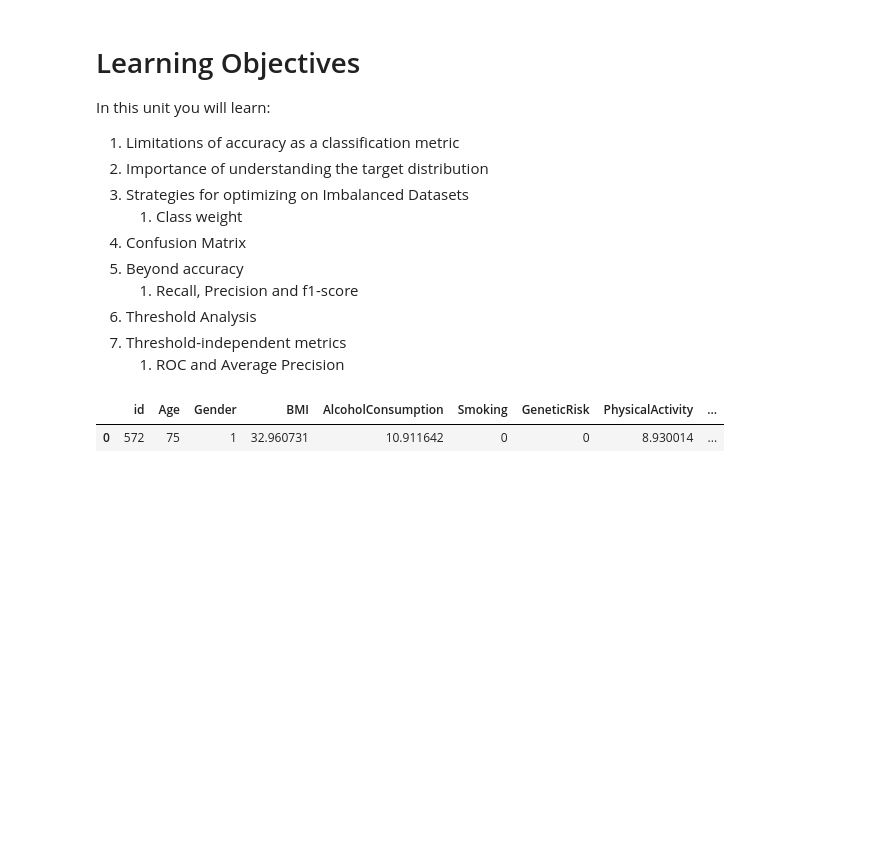
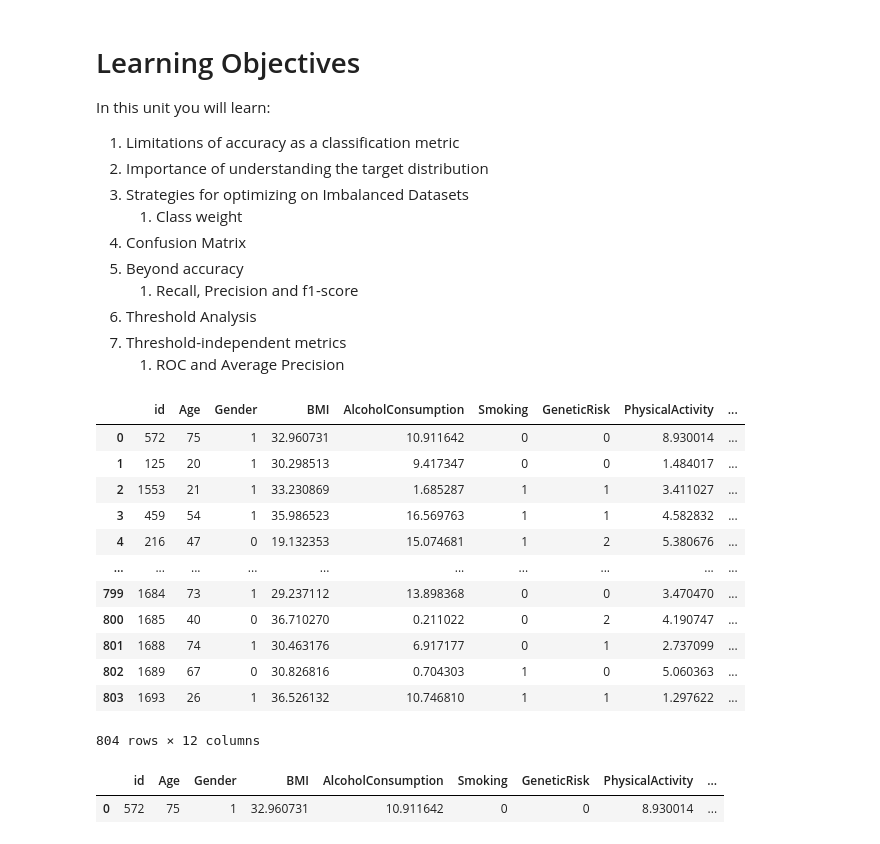
Before and after one commit to Hospital-Da-Luz-Learning-Health/MLCatolica25, a Jupyter notebook: Aula 8 - Metrics & Model Optimization/Metrics & Unblanced Data - Learning Notebook.ipynb, the cells around one changed output. Drawn from its saved outputs; the diff is of its cells as text; code cells hidden in the pictures; blank space fills up the shorter version.

```diff
--- a/Aula 8 - Metrics & Model Optimization/Metrics & Unblanced Data - Learning Notebook.ipynb
+++ b/Aula 8 - Metrics & Model Optimization/Metrics & Unblanced Data - Learning Notebook.ipynb
@@ -29,3 +27,22 @@ df = pd.read_csv(os.path.join('data','Liver_disease.csv'))
+# %%
+data_url = 'https://raw.githubusercontent.com/Hospital-Da-Luz-Learning-Health/MLCatolica24/main/Aula%208%20-%20Metrics%20%26%20Model%20Optimization/data/liver_disease.csv'
+df = pd.read_csv(data_url)
+# %%
+df
+# %% [output]
+|  | id | Age | Gender | BMI | AlcoholConsumption | Smoking | GeneticRisk | PhysicalActivity | ... |
+| 0 | 572 | 75 | 1 | 32.960731 | 10.911642 | 0 | 0 | 8.930014 | ... |
+| 1 | 125 | 20 | 1 | 30.298513 | 9.417347 | 0 | 0 | 1.484017 | ... |
+| 2 | 1553 | 21 | 1 | 33.230869 | 1.685287 | 1 | 1 | 3.411027 | ... |
+| 3 | 459 | 54 | 1 | 35.986523 | 16.569763 | 1 | 1 | 4.582832 | ... |
+| 4 | 216 | 47 | 0 | 19.132353 | 15.074681 | 1 | 2 | 5.380676 | ... |
+| ... | ... | ... | ... | ... | ... | ... | ... | ... | ... |
+| 799 | 1684 | 73 | 1 | 29.237112 | 13.898368 | 0 | 0 | 3.470470 | ... |
+| 800 | 1685 | 40 | 0 | 36.710270 | 0.211022 | 0 | 2 | 4.190747 | ... |
+| 801 | 1688 | 74 | 1 | 30.463176 | 6.917177 | 0 | 1 | 2.737099 | ... |
+| 802 | 1689 | 67 | 0 | 30.826816 | 0.704303 | 1 | 0 | 5.060363 | ... |
+| 803 | 1693 | 26 | 1 | 36.526132 | 10.746810 | 1 | 1 | 1.297622 | ... |
+804 rows × 12 columns
 # %%
 target_col = 'Diagnosis'
 n = 40
```
Also changed, not shown: parts of 1 cell of this notebook, 2 other files.
